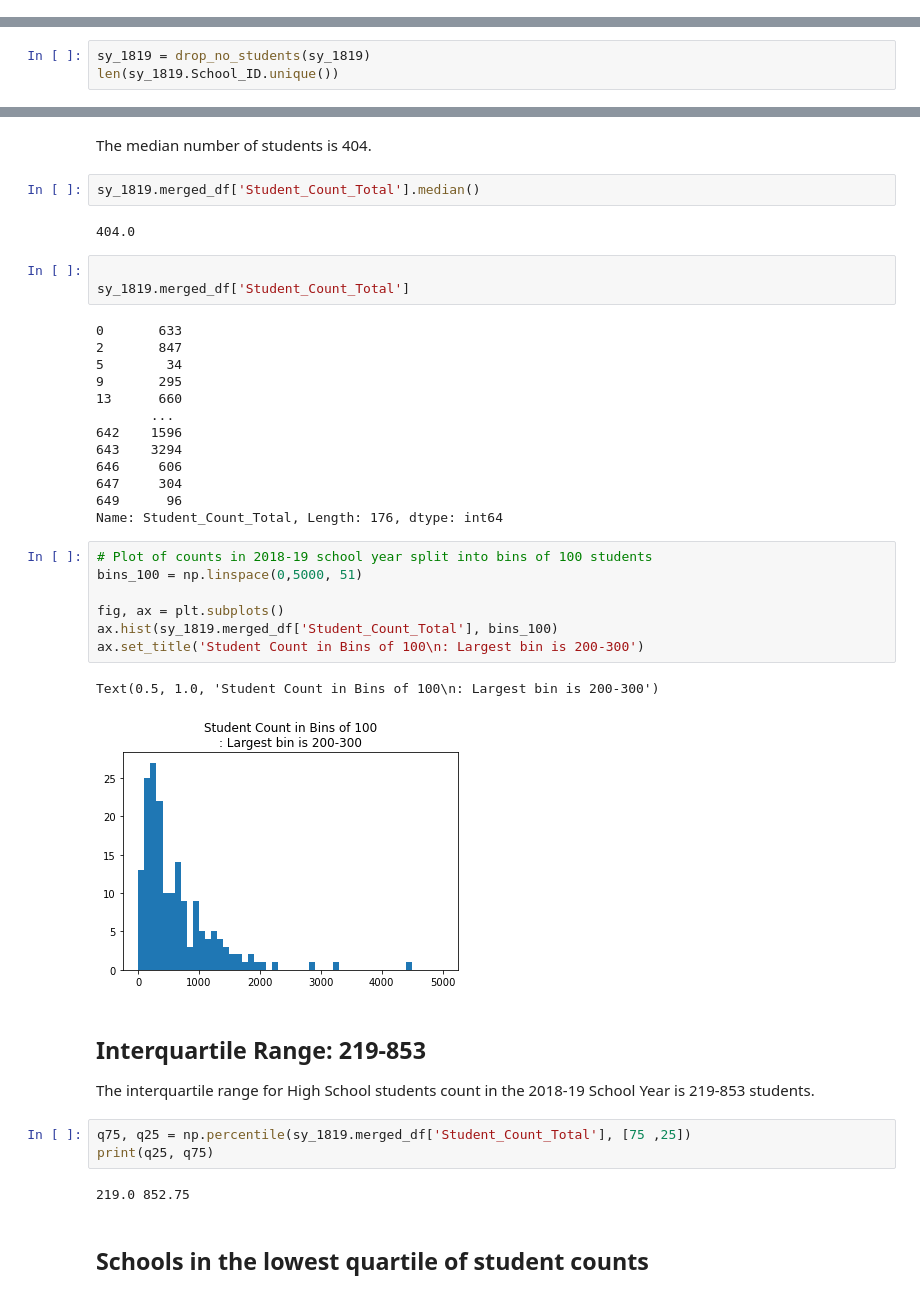
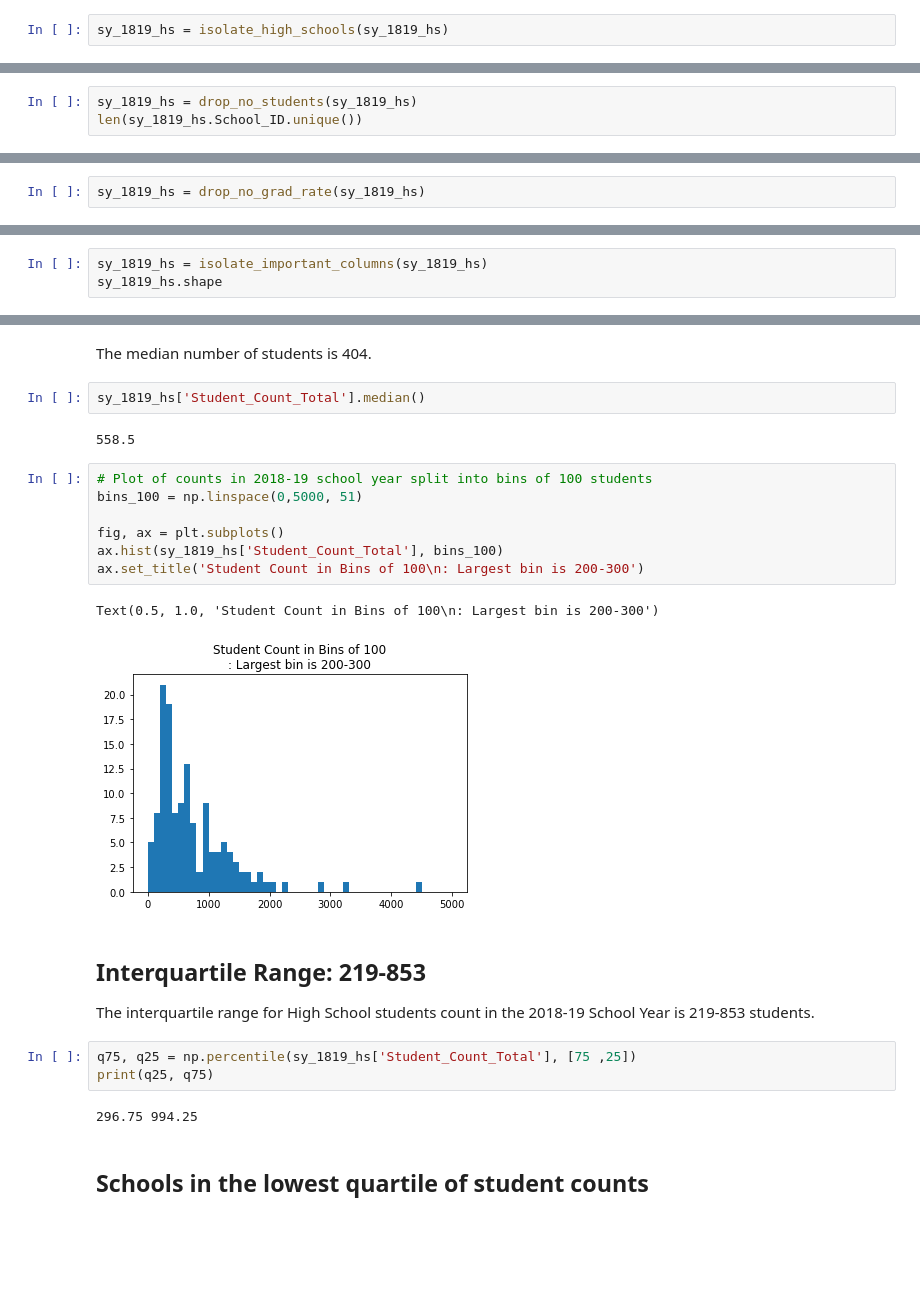
Before and after one commit to j-max/CPS_GradRate_Analysis, a Jupyter notebook: notebooks/eda/eda.ipynb, the cells around one changed output, grey strips where cells are left out. Drawn from its saved outputs; the diff is of its cells as text; blank space fills up the shorter version.

Commit message:
Add Student_Count_Total to the eda notebook

```diff
--- a/notebooks/eda/eda.ipynb
+++ b/notebooks/eda/eda.ipynb
@@ -43,0 +50,2 @@ len(sy_1819.School_ID.unique())
+# %%
+sy_1819_hs = isolate_high_schools(sy_1819_hs)
@@ -50,5 +64,5 @@ sy_1819[sy_1819['Student_Count_Total']==0]
 # %%
-sy_1819 = drop_no_students(sy_1819)
-len(sy_1819.School_ID.unique())
+sy_1819_hs = drop_no_students(sy_1819_hs)
+len(sy_1819_hs.School_ID.unique())
 # %% [output]
 0 Student Count
@@ -80,0 +105,2 @@ All 0 Graduation Rate Schools Dropped
+# %%
+sy_1819_hs = drop_no_grad_rate(sy_1819_hs)
@@ -143,0 +137,3 @@ sy_1819.merged_df.shape[0]
+# %%
+sy_1819_hs = isolate_important_columns(sy_1819_hs)
+sy_1819_hs.shape
@@ -186,43 +199,27 @@ ax1.set_title('Distribution of Number of Students\n in CPS High Schools');
 # %% [markdown]
 The median number of students is 404.
 # %%
-sy_1819.merged_df['Student_Count_Total'].median()
+sy_1819_hs['Student_Count_Total'].median()
 # %% [output]
-404.0
+558.5
-# %%
-
-sy_1819.merged_df['Student_Count_Total']
-# %% [output]
-0       633
-2       847
-5        34
-9       295
-13      660
-       ...
-642    1596
-643    3294
-646     606
-647     304
-649      96
-Name: Student_Count_Total, Length: 176, dtype: int64
 # %%
 # Plot of counts in 2018-19 school year split into bins of 100 students
 bins_100 = np.linspace(0,5000, 51)
 
 fig, ax = plt.subplots()
-ax.hist(sy_1819.merged_df['Student_Count_Total'], bins_100)
+ax.hist(sy_1819_hs['Student_Count_Total'], bins_100)
 ax.set_title('Student Count in Bins of 100\n: Largest bin is 200-300')
 # %% [output]
 Text(0.5, 1.0, 'Student Count in Bins of 100\n: Largest bin is 200-300')
-[figure, old version]
+[figure, new version]
 # %% [markdown]
 ## Interquartile Range: 219-853
 The interquartile range for High School students count in the 2018-19 School Year is 219-853 students.
 # %%
-q75, q25 = np.percentile(sy_1819.merged_df['Student_Count_Total'], [75 ,25])
+q75, q25 = np.percentile(sy_1819_hs['Student_Count_Total'], [75 ,25])
 print(q25, q75)
 # %% [output]
-219.0 852.75
+296.75 994.25
 # %% [markdown]
 
 ## Schools in the lowest quartile of student counts
```
Also changed, not shown: parts of 64 cells of this notebook, 1 other file.
